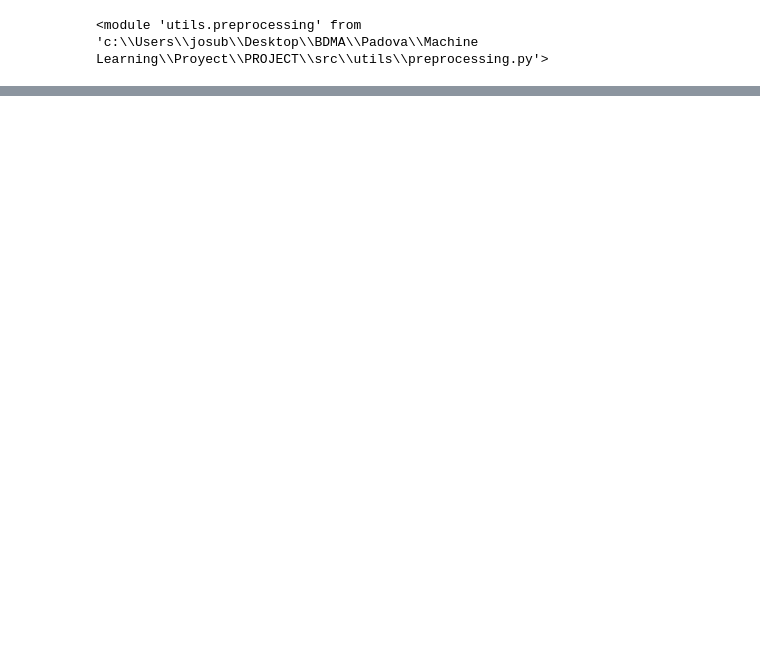
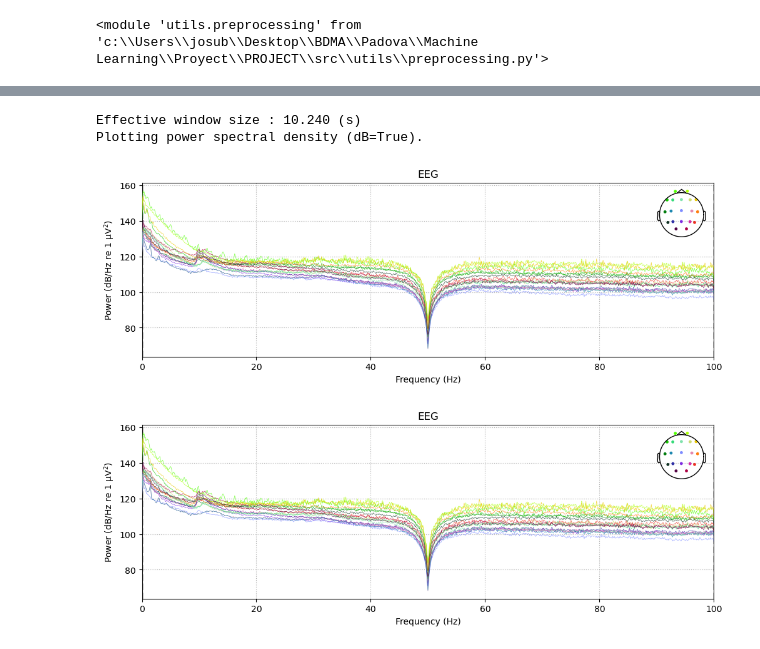
Before and after one commit to eZWALT/ML4HD-Machine-Learning-for-Human-Data, a Jupyter notebook: PROJECT/src/main.ipynb, the cells around one changed output, grey strips where cells are left out. Cells and saved outputs as stored; diff of their text form; code cells hidden in the pictures; blank space fills up the shorter version.

```diff
--- a/PROJECT/src/main.ipynb
+++ b/PROJECT/src/main.ipynb
@@ -124,0 +69,2 @@ u.plot_eeg_signals(rr[0], first_sample=1000, window_size=100000,freq=metadata["s
+# %%
+raw=u.read_file_to_raw("../data/5F-SubjectA-160405-5St-SGLHand.mat", drop_channels=['A1','A2','X5'])
@@ -124,0 +82,7 @@ u.plot_eeg_signals(rr[0], first_sample=1000, window_size=100000,freq=metadata["s
+# %%
+raw.compute_psd().plot()
+# %% [output]
+Effective window size : 10.240 (s)
+Plotting power spectral density (dB=True).
+[figure, added]
+[figure, added]
```
Also changed, not shown: parts of 15 cells of this notebook, 3 other files.
